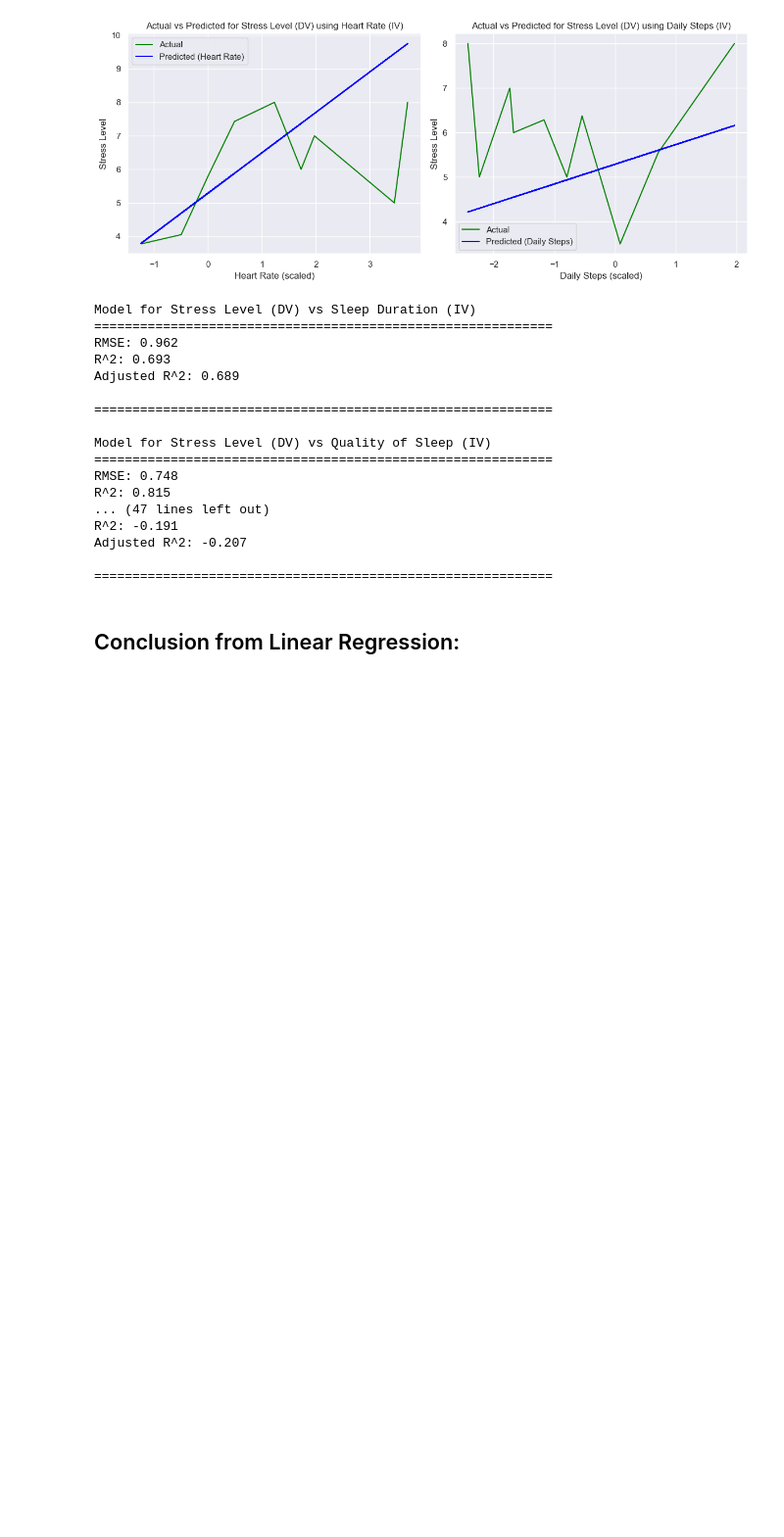
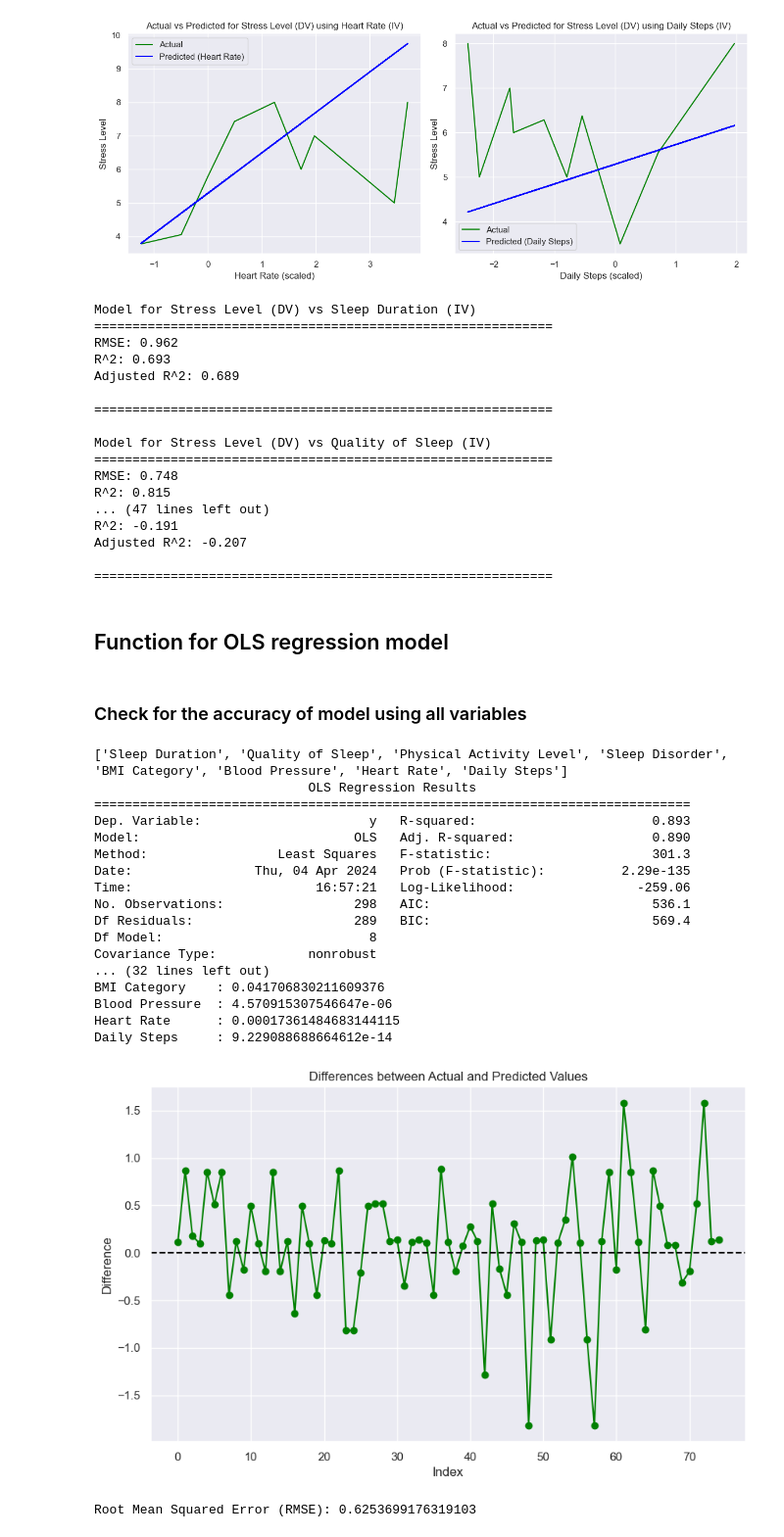
Before and after one commit to GrassjellyMoab/SC1015_MiniProject, a Jupyter notebook: SleepDisorderPred.ipynb, the cells around one changed output. Shown: that part at 98% size. Drawn from its saved outputs; the diff is of its cells as text; code cells hidden in the pictures; blank space fills up the shorter version.

Commit message:
completed regression models

```diff
--- a/SleepDisorderPred.ipynb
+++ b/SleepDisorderPred.ipynb
@@ -623,5 +618,5 @@ R^2: -0.191
 Adjusted R^2: -0.207
 
 ============================================================
-# %% [markdown]
-## Conclusion from Linear Regression:
+# %% [markdown]
+## Function for OLS regression model
@@ -627,0 +680,24 @@ Adjusted R^2: -0.207
+# %% [markdown]
+### Check for the accuracy of model using all variables
+# %%
+OLSregression(X_train, X_test, y_train, y_test)
+# %% [output]
+['Sleep Duration', 'Quality of Sleep', 'Physical Activity Level', 'Sleep Disorder', 'BMI Category', 'Blood Pressure', 'Heart Rate', 'Daily Steps']
+                            OLS Regression Results
+==============================================================================
+Dep. Variable:                      y   R-squared:                       0.893
+Model:                            OLS   Adj. R-squared:                  0.890
+Method:                 Least Squares   F-statistic:                     301.3
+Date:                Thu, 04 Apr 2024   Prob (F-statistic):          2.29e-135
+Time:                        16:57:21   Log-Likelihood:                -259.06
+No. Observations:                 298   AIC:                             536.1
+Df Residuals:                     289   BIC:                             569.4
+Df Model:                           8
+Covariance Type:            nonrobust
+... (32 lines left out)
+BMI Category    : 0.041706830211609376
+Blood Pressure  : 4.570915307546647e-06
+Heart Rate      : 0.00017361484683144115
+Daily Steps     : 9.229088688664612e-14
+[figure, added]
+Root Mean Squared Error (RMSE): 0.6253699176319103
```
Also changed, not shown: parts of 8 cells of this notebook.
